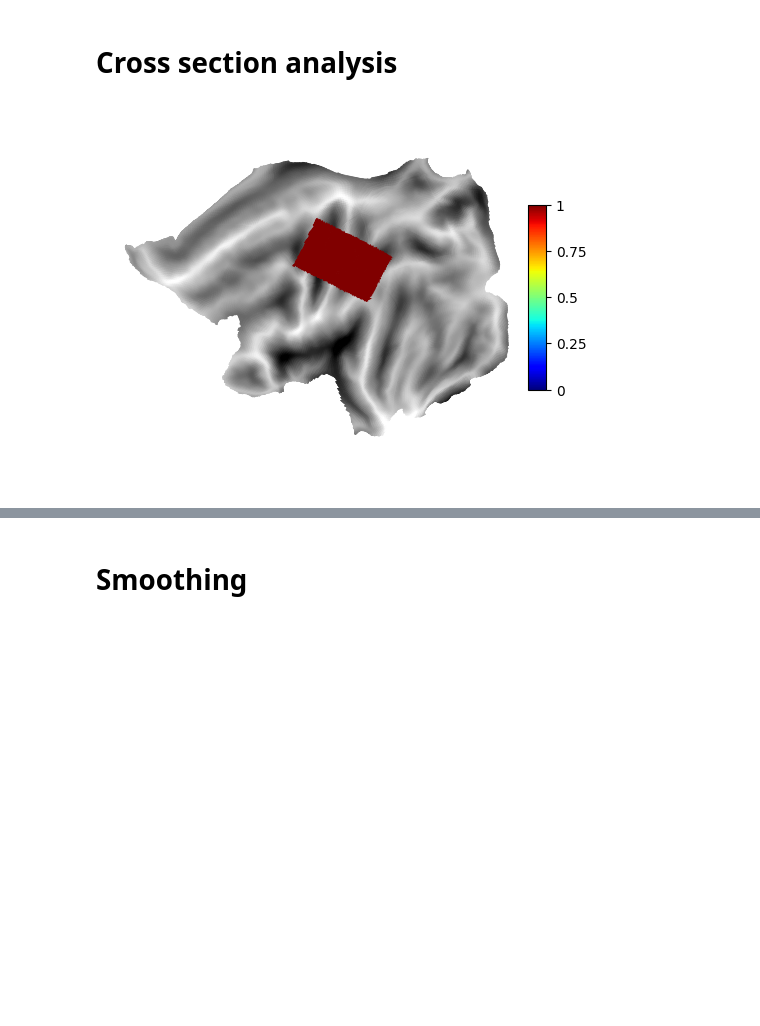
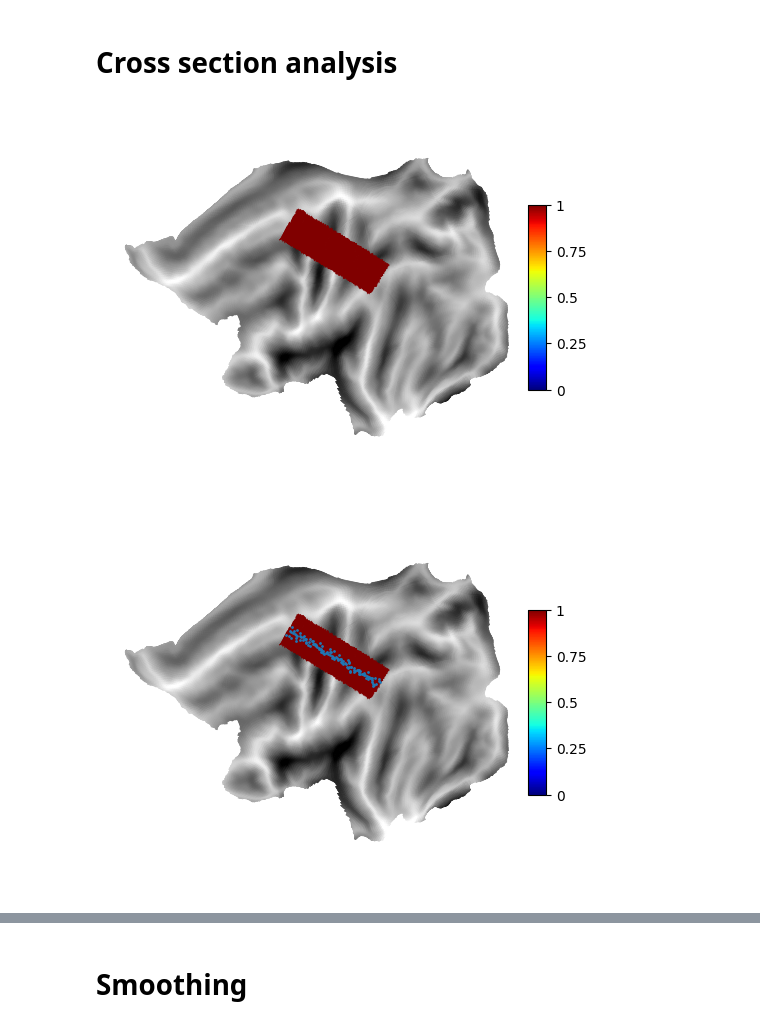
Before and after one commit to SeojinYoon/Seojin_commonTool, a Jupyter notebook: Module/Brain_Surface/Surface_stat.ipynb, the cells around one changed output, grey strips where cells are left out. Cells and saved outputs as stored; diff of their text form; code cells hidden in the pictures; blank space fills up the shorter version.

```diff
--- a/Module/Brain_Surface/Surface_stat.ipynb
+++ b/Module/Brain_Surface/Surface_stat.ipynb
@@ -96,7 +132,12 @@ values, mask, coords = surface_cross_section(template_surface_path = template_su
 # %%
-ax = surf.plot.plotmap(data = mask,
-                       surf = f"fs{surf_resolution}k_{surf_hemisphere}",
-                       colorbar = True,
-                       threshold = 0.0005)
+strip_ax = surf.plot.plotmap(data = virtual_stip_mask,
+                             surf = f"fs{surf_resolution}k_{surf_hemisphere}",
+                             colorbar = True,
+                             threshold = 0.0005)
 # %% [output]
-[figure, old version]
+[figure, new version]
+# %%
+strip_ax.scatter(sampling_center_coords[:, 0], sampling_center_coords[:, 1], s = 1)
+strip_ax.get_figure()
+# %% [output]
+[figure, added]
```
Also changed, not shown: parts of 34 cells of this notebook, 6 other files.
